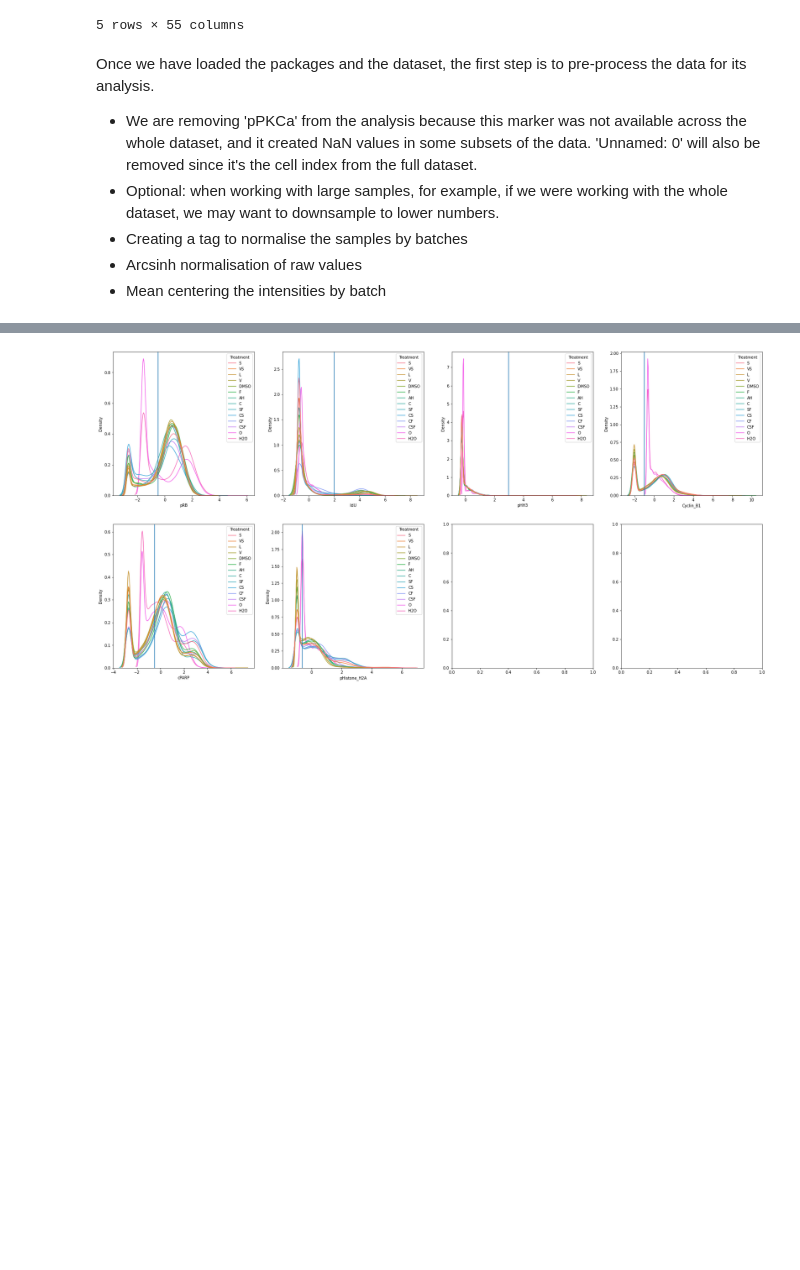
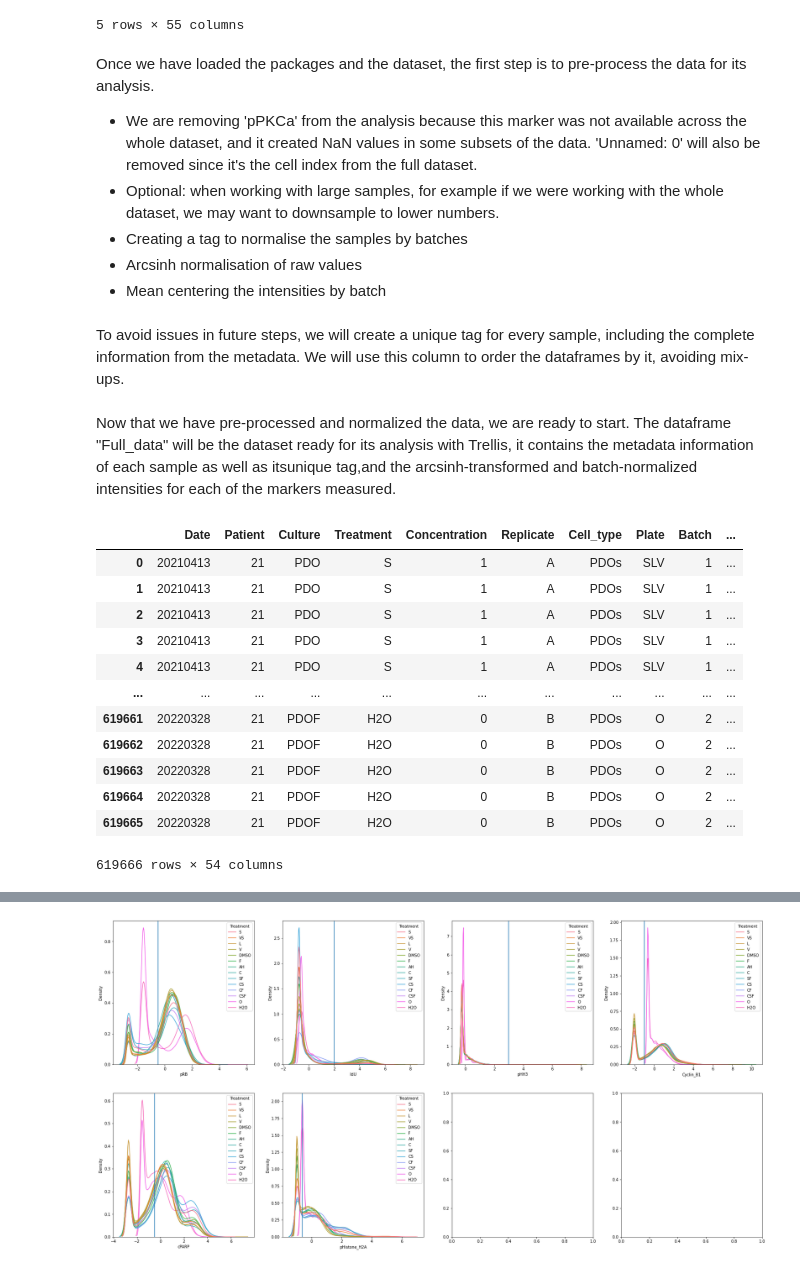
Before and after one commit to MariaRamosZ/Trellis_how_to, a Jupyter notebook: Trellis_steps_kaggle.ipynb, the cells around one changed output, grey strips where cells are left out. Cells and saved outputs as stored; diff of their text form; code cells hidden in the pictures; blank space fills up the shorter version.

Commit message:
Kaggle Notebook | Trellis_PDO21 | Version 12

```diff
--- a/Trellis_steps_kaggle.ipynb
+++ b/Trellis_steps_kaggle.ipynb
@@ -88,7 +88,7 @@ raw_df.head()
 # %% [markdown]
 Once we have loaded the packages and the dataset, the first step is to pre-process the data for its analysis.
 * We are removing 'pPKCa' from the analysis because this marker was not available across the whole dataset, and it created NaN values in some subsets of the data. 'Unnamed: 0' will also be removed since it's the cell index from the full dataset.
-* Optional: when working with large samples, for example, if we were working with the whole dataset, we may want to downsample to lower numbers.
+* Optional: when working with large samples, for example if we were working with the whole dataset, we may want to downsample to lower numbers.
 * Creating a tag to normalise the samples by batches
 * Arcsinh normalisation of raw values
 * Mean centering the intensities by batch
@@ -119,6 +119,8 @@ data_centered = scprep.normalize.batch_mean_center(
 
 #Re-merge the non-numerical values to the normalised data
 full_centered = pd.concat([data_centered, non_numerical], axis=1)
+# %% [markdown]
+To avoid issues in future steps, we will create a unique tag for every sample, including the complete information from the metadata. We will use this column to order the dataframes by it, avoiding mix-ups.
 # %%
 # Build a canonical list of names for each sample so we can order by this in
 # all subsequent processing
@@ -132,0 +133,19 @@ full_data = pd.concat([metadata, data], axis=1)
+# %% [markdown]
+Now that we have pre-processed and normalized the data, we are ready to start. The dataframe "Full_data" will be the dataset ready for its analysis with Trellis, it contains the metadata information of each sample as well as itsunique tag,and the arcsinh-transformed and batch-normalized intensities for each of the markers measured.
+# %%
+full_data = pd.concat([metadata, data], axis=1)
+full_data
+# %% [output]
+|  | Date | Patient | Culture | Treatment | Concentration | Replicate | Cell_type | Plate | Batch | ... |
+| 0 | 20210413 | 21 | PDO | S | 1 | A | PDOs | SLV | 1 | ... |
+| 1 | 20210413 | 21 | PDO | S | 1 | A | PDOs | SLV | 1 | ... |
+| 2 | 20210413 | 21 | PDO | S | 1 | A | PDOs | SLV | 1 | ... |
+| 3 | 20210413 | 21 | PDO | S | 1 | A | PDOs | SLV | 1 | ... |
+| 4 | 20210413 | 21 | PDO | S | 1 | A | PDOs | SLV | 1 | ... |
+| ... | ... | ... | ... | ... | ... | ... | ... | ... | ... | ... |
+| 619661 | 20220328 | 21 | PDOF | H2O | 0 | B | PDOs | O | 2 | ... |
+| 619662 | 20220328 | 21 | PDOF | H2O | 0 | B | PDOs | O | 2 | ... |
+| 619663 | 20220328 | 21 | PDOF | H2O | 0 | B | PDOs | O | 2 | ... |
+| 619664 | 20220328 | 21 | PDOF | H2O | 0 | B | PDOs | O | 2 | ... |
+| 619665 | 20220328 | 21 | PDOF | H2O | 0 | B | PDOs | O | 2 | ... |
+619666 rows × 54 columns
```
Also changed, not shown: parts of 8 cells of this notebook.
